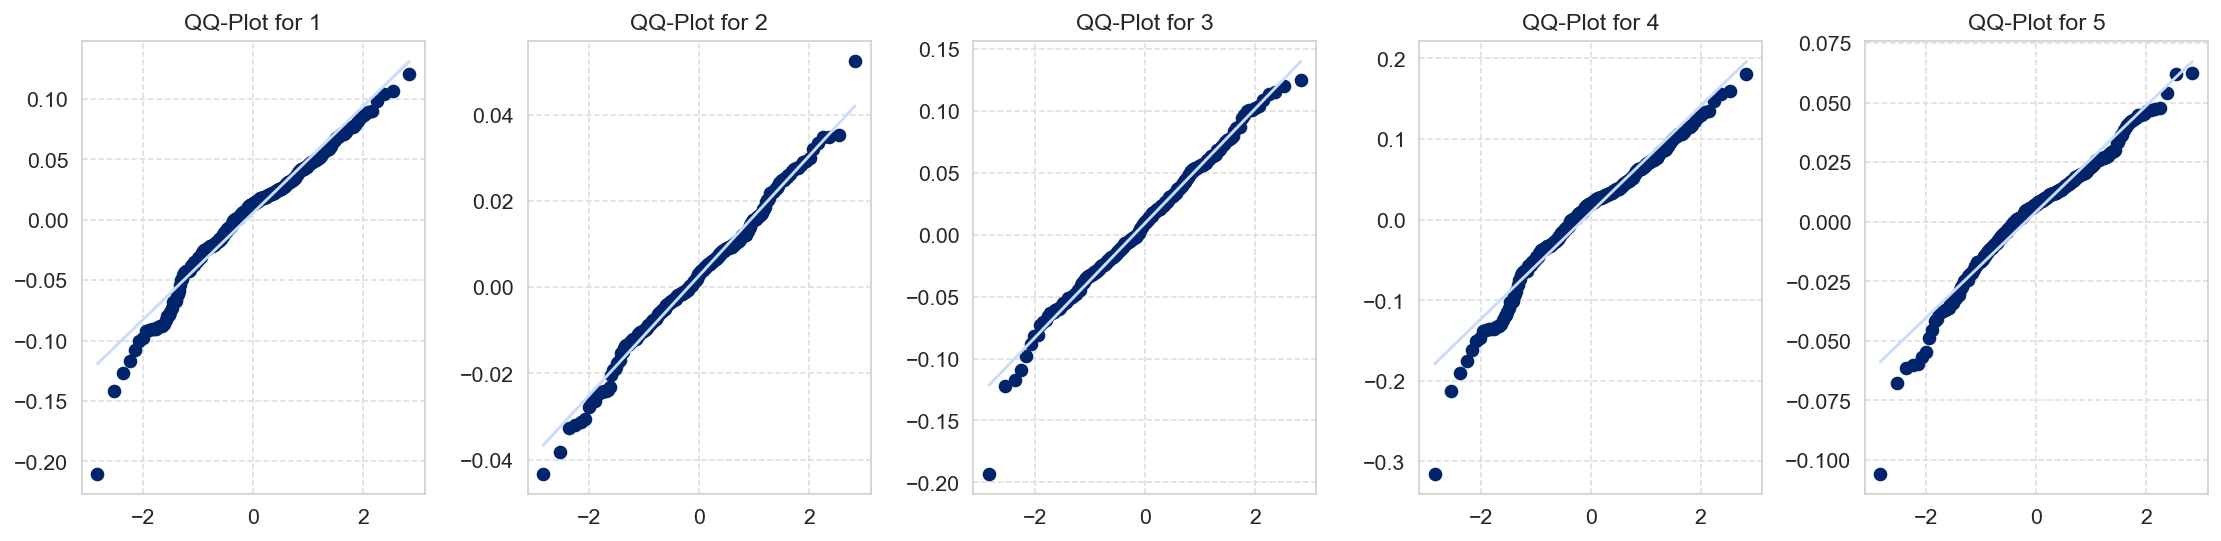
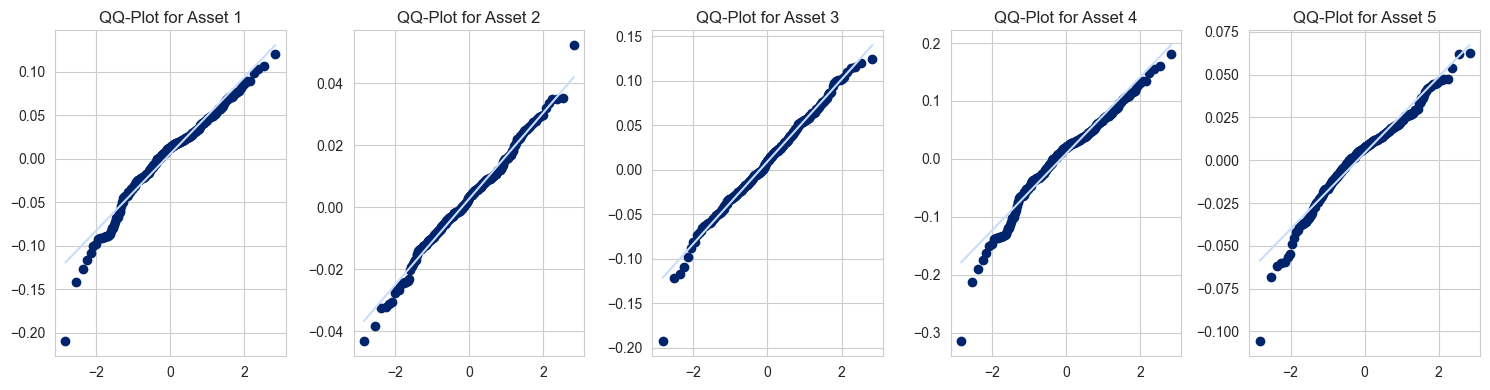
The change to this notebook cell's code, shown as a diff; its figure went from the first image to the second:
--- before
+++ after
@@ -1,5 +1,5 @@
 # plot qq-plots
 n_assets = len(returns.columns)
-fig, axes = plt.subplots(1, n_assets, figsize=(3.2 * n_assets, 4))
+fig, axes = plt.subplots(1, n_assets, figsize=(3 * n_assets, 4))
 for i, col in enumerate(returns.columns):
     (osm, osr), (slope, intercept, r) = stats.probplot(returns[col].dropna(), dist="norm")

Commit: added minor changes to the formatting